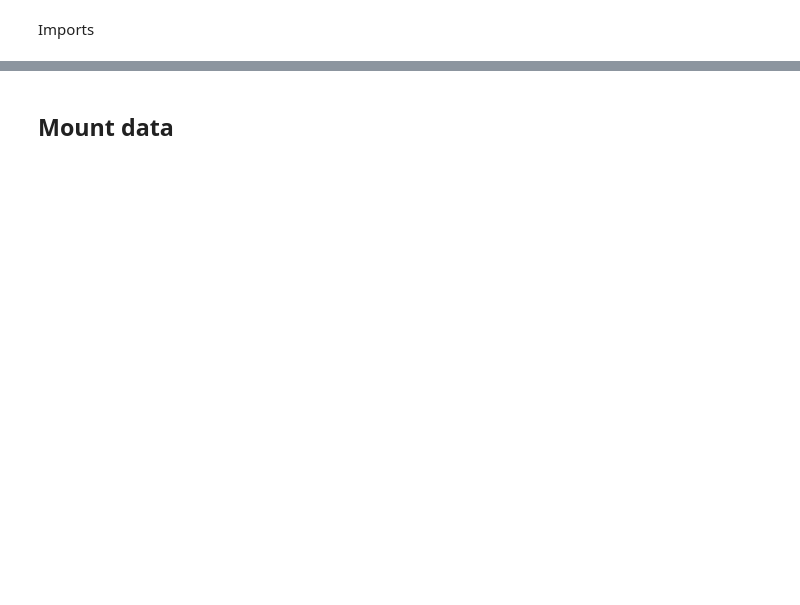
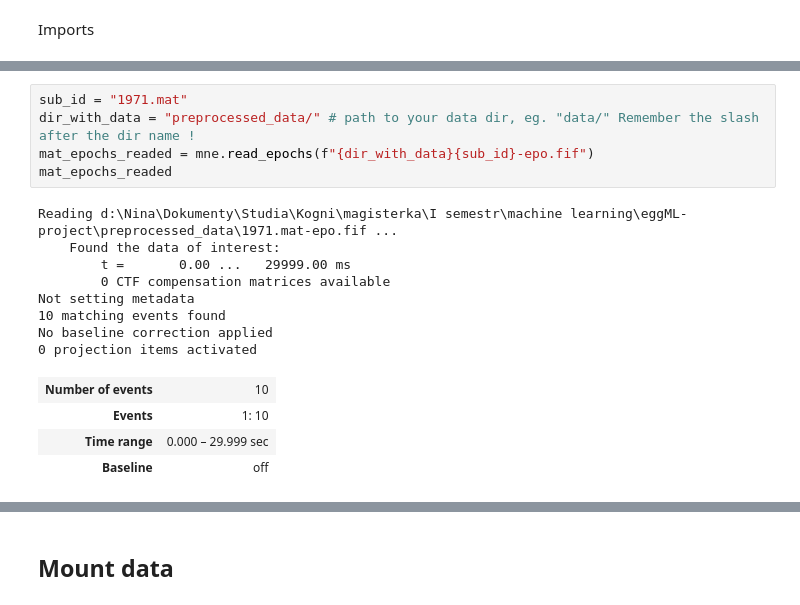
Before and after one commit to zles/eggML-project, a Jupyter notebook: Classes_03_simple_regression_on_perfectionism.ipynb, the cells around one changed output, grey strips where cells are left out. Cells and saved outputs as stored; diff of their text form; blank space fills up the shorter version.

```diff
--- a/Classes_03_simple_regression_on_perfectionism.ipynb
+++ b/Classes_03_simple_regression_on_perfectionism.ipynb
@@ -40,0 +64,18 @@ warnings.filterwarnings("ignore")
+# %%
+sub_id = "1971.mat"
+dir_with_data = "preprocessed_data/" # path to your data dir, eg. "data/" Remember the slash after the dir name !
+mat_epochs_readed = mne.read_epochs(f"{dir_with_data}{sub_id}-epo.fif")
+mat_epochs_readed
+# %% [output]
+Reading d:\Nina\Dokumenty\Studia\Kogni\magisterka\I semestr\machine learning\eggML-project\preprocessed_data\1971.mat-epo.fif ...
+    Found the data of interest:
+        t =       0.00 ...   29999.00 ms
+        0 CTF compensation matrices available
+Not setting metadata
+10 matching events found
+No baseline correction applied
+0 projection items activated
+| Number of events | 10 |
+| Events | 1: 10 |
+| Time range | 0.000 – 29.999 sec |
+| Baseline | off |
```
Also changed, not shown: parts of 52 cells of this notebook.
